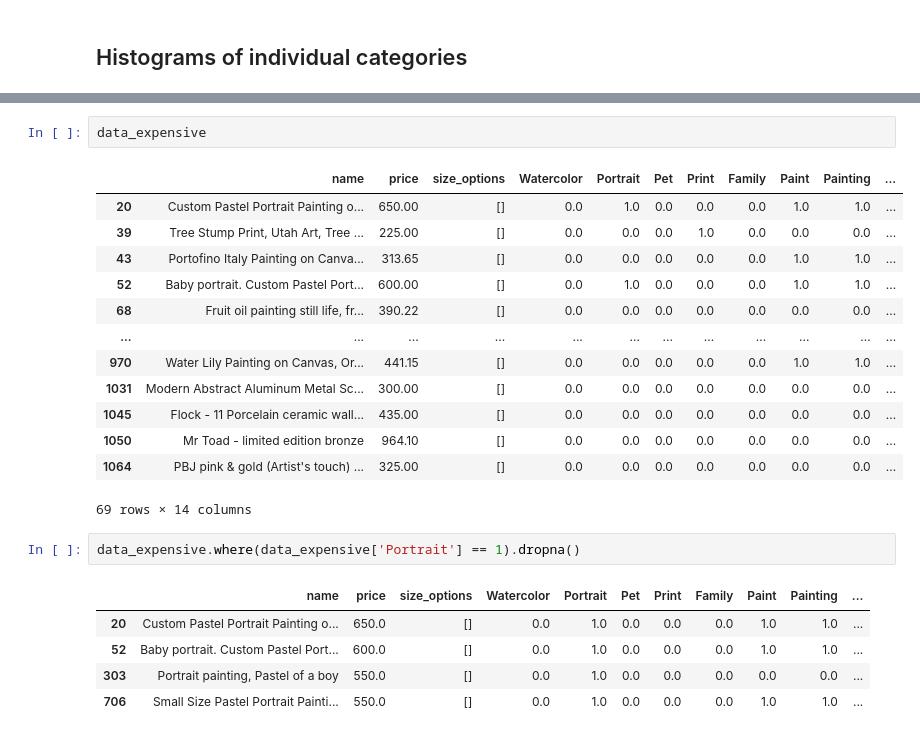
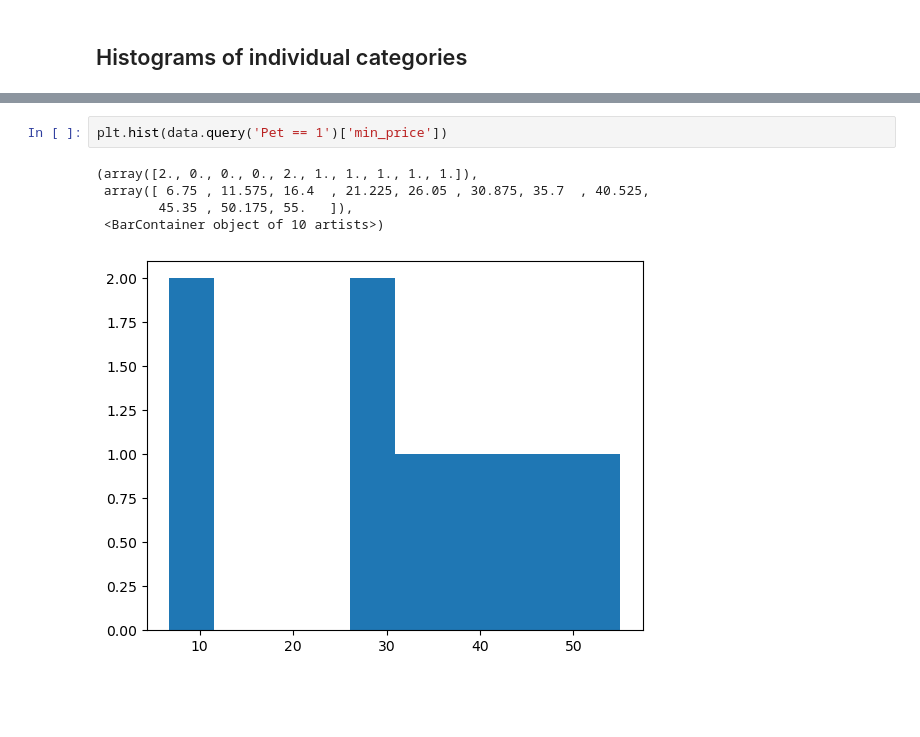
Before and after one commit to evanrootness/EtsyDSProject, a Jupyter notebook: notebooks_exploration/exploration_1.ipynb, the cells around one changed output, grey strips where cells are left out. Drawn from its saved outputs; the diff is of its cells as text; blank space fills up the shorter version.

```diff
--- a/notebooks_exploration/exploration_1.ipynb
+++ b/notebooks_exploration/exploration_1.ipynb
@@ -679,24 +459,8 @@ Text(0, 0.5, 'Average Price')
-# %%
-data_expensive
-# %% [output]
-|  | name | price | size_options | Watercolor | Portrait | Pet | Print | Family | Paint | Painting | ... |
-| 20 | Custom Pastel Portrait Painting o... | 650.00 | [] | 0.0 | 1.0 | 0.0 | 0.0 | 0.0 | 1.0 | 1.0 | ... |
-| 39 | Tree Stump Print, Utah Art, Tree ... | 225.00 | [] | 0.0 | 0.0 | 0.0 | 1.0 | 0.0 | 0.0 | 0.0 | ... |
-| 43 | Portofino Italy Painting on Canva... | 313.65 | [] | 0.0 | 0.0 | 0.0 | 0.0 | 0.0 | 1.0 | 1.0 | ... |
-| 52 | Baby portrait. Custom Pastel Port... | 600.00 | [] | 0.0 | 1.0 | 0.0 | 0.0 | 0.0 | 1.0 | 1.0 | ... |
-| 68 | Fruit oil painting still life, fr... | 390.22 | [] | 0.0 | 0.0 | 0.0 | 0.0 | 0.0 | 0.0 | 0.0 | ... |
-| ... | ... | ... | ... | ... | ... | ... | ... | ... | ... | ... | ... |
-| 970 | Water Lily Painting on Canvas, Or... | 441.15 | [] | 0.0 | 0.0 | 0.0 | 0.0 | 0.0 | 1.0 | 1.0 | ... |
-| 1031 | Modern Abstract Aluminum Metal Sc... | 300.00 | [] | 0.0 | 0.0 | 0.0 | 0.0 | 0.0 | 0.0 | 0.0 | ... |
-| 1045 | Flock - 11 Porcelain ceramic wall... | 435.00 | [] | 0.0 | 0.0 | 0.0 | 0.0 | 0.0 | 0.0 | 0.0 | ... |
-| 1050 | Mr Toad - limited edition bronze | 964.10 | [] | 0.0 | 0.0 | 0.0 | 0.0 | 0.0 | 0.0 | 0.0 | ... |
-| 1064 | PBJ pink & gold (Artist's touch) ... | 325.00 | [] | 0.0 | 0.0 | 0.0 | 0.0 | 0.0 | 0.0 | 0.0 | ... |
-69 rows × 14 columns
-# %%
-data_expensive.where(data_expensive['Portrait'] == 1).dropna()
-# %% [output]
-|  | name | price | size_options | Watercolor | Portrait | Pet | Print | Family | Paint | Painting | ... |
-| 20 | Custom Pastel Portrait Painting o... | 650.0 | [] | 0.0 | 1.0 | 0.0 | 0.0 | 0.0 | 1.0 | 1.0 | ... |
-| 52 | Baby portrait. Custom Pastel Port... | 600.0 | [] | 0.0 | 1.0 | 0.0 | 0.0 | 0.0 | 1.0 | 1.0 | ... |
-| 303 | Portrait painting, Pastel of a boy | 550.0 | [] | 0.0 | 1.0 | 0.0 | 0.0 | 0.0 | 0.0 | 0.0 | ... |
-| 706 | Small Size Pastel Portrait Painti... | 550.0 | [] | 0.0 | 1.0 | 0.0 | 0.0 | 0.0 | 1.0 | 1.0 | ... |
+# %%
+plt.hist(data.query('Pet == 1')['min_price'])
+# %% [output]
+(array([2., 0., 0., 0., 2., 1., 1., 1., 1., 1.]),
+ array([ 6.75 , 11.575, 16.4  , 21.225, 26.05 , 30.875, 35.7  , 40.525,
+        45.35 , 50.175, 55.   ]),
+ <BarContainer object of 10 artists>)
+[figure, added]
```
Also changed, not shown: parts of 49 cells of this notebook.
